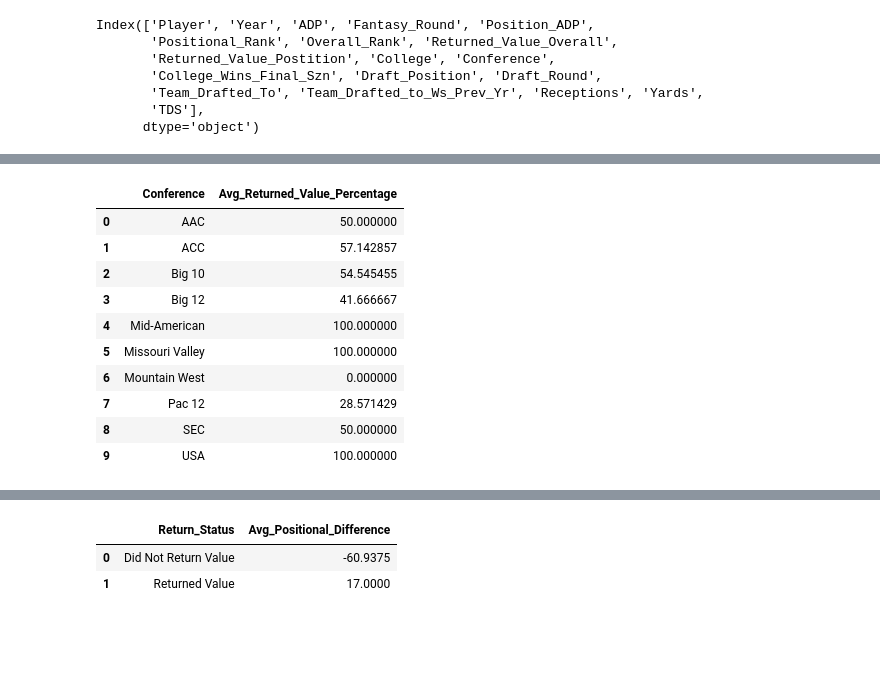
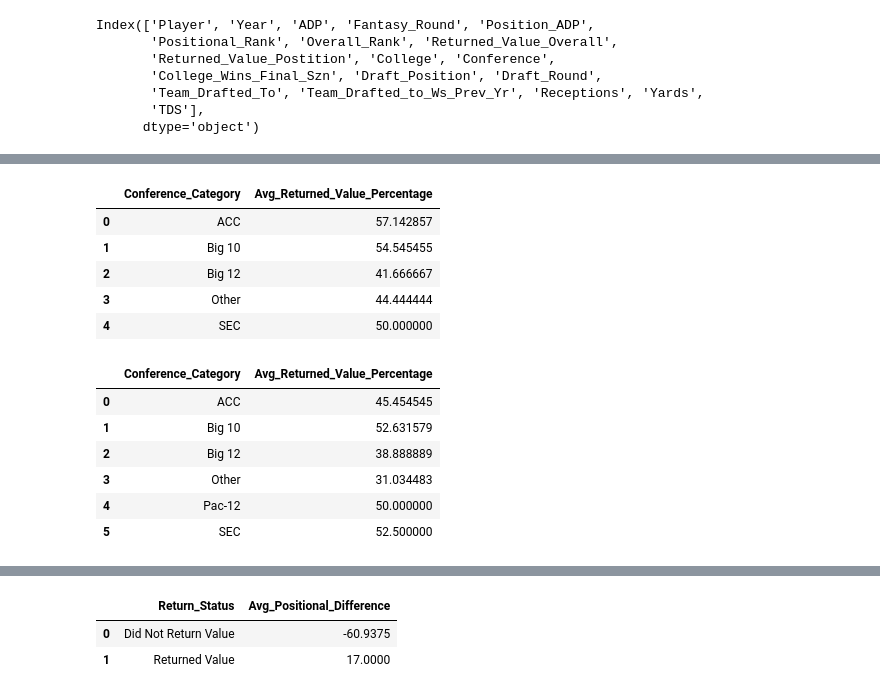
Before and after one commit to azimmer99/cse314a-project-material, a Jupyter notebook: Project_Work.ipynb, the cells around one changed output, grey strips where cells are left out. Drawn from its saved outputs; the diff is of its cells as text; code cells hidden in the pictures; blank space fills up the shorter version.

```diff
--- a/Project_Work.ipynb
+++ b/Project_Work.ipynb
@@ -44,20 +82,41 @@ GROUP BY Conference
 # %%
-pysqldf("""
+rb_conference_return = pysqldf("""
 SELECT
-    Conference,
+    CASE
+        WHEN Conference IN ('Big 12', 'Big 10', 'ACC', 'Pac-12', 'SEC') THEN Conference
+        ELSE 'Other'
+    END AS Conference_Category,
     AVG(Returned_Value_Postition) * 100 AS Avg_Returned_Value_Percentage
 FROM rb_data
-GROUP BY Conference
+GROUP BY Conference_Category
 """)
+
+rb_conference_return
 # %% [output]
-|  | Conference | Avg_Returned_Value_Percentage |
-| 0 | AAC | 50.000000 |
-| 1 | ACC | 57.142857 |
-| 2 | Big 10 | 54.545455 |
-| 3 | Big 12 | 41.666667 |
-| 4 | Mid-American | 100.000000 |
-| 5 | Missouri Valley | 100.000000 |
-| 6 | Mountain West | 0.000000 |
-| 7 | Pac 12 | 28.571429 |
-| 8 | SEC | 50.000000 |
-| 9 | USA | 100.000000 |
+|  | Conference_Category | Avg_Returned_Value_Percentage |
+| 0 | ACC | 57.142857 |
+| 1 | Big 10 | 54.545455 |
+| 2 | Big 12 | 41.666667 |
+| 3 | Other | 44.444444 |
+| 4 | SEC | 50.000000 |
+# %%
+combined_conference_return = pysqldf("""
+SELECT
+    CASE
+        WHEN Conference IN ('Big 12', 'Big 10', 'ACC', 'Pac-12', 'SEC') THEN Conference
+        ELSE 'Other'
+    END AS Conference_Category,
+    AVG(Returned_Value_Postition) * 100 AS Avg_Returned_Value_Percentage
+FROM combined_df
+GROUP BY Conference_Category
+""")
+
+combined_conference_return
+# %% [output]
+|  | Conference_Category | Avg_Returned_Value_Percentage |
+| 0 | ACC | 45.454545 |
+| 1 | Big 10 | 52.631579 |
+| 2 | Big 12 | 38.888889 |
+| 3 | Other | 31.034483 |
+| 4 | Pac-12 | 50.000000 |
+| 5 | SEC | 52.500000 |
```
Also changed, not shown: parts of 22 cells of this notebook, 2 other files.
